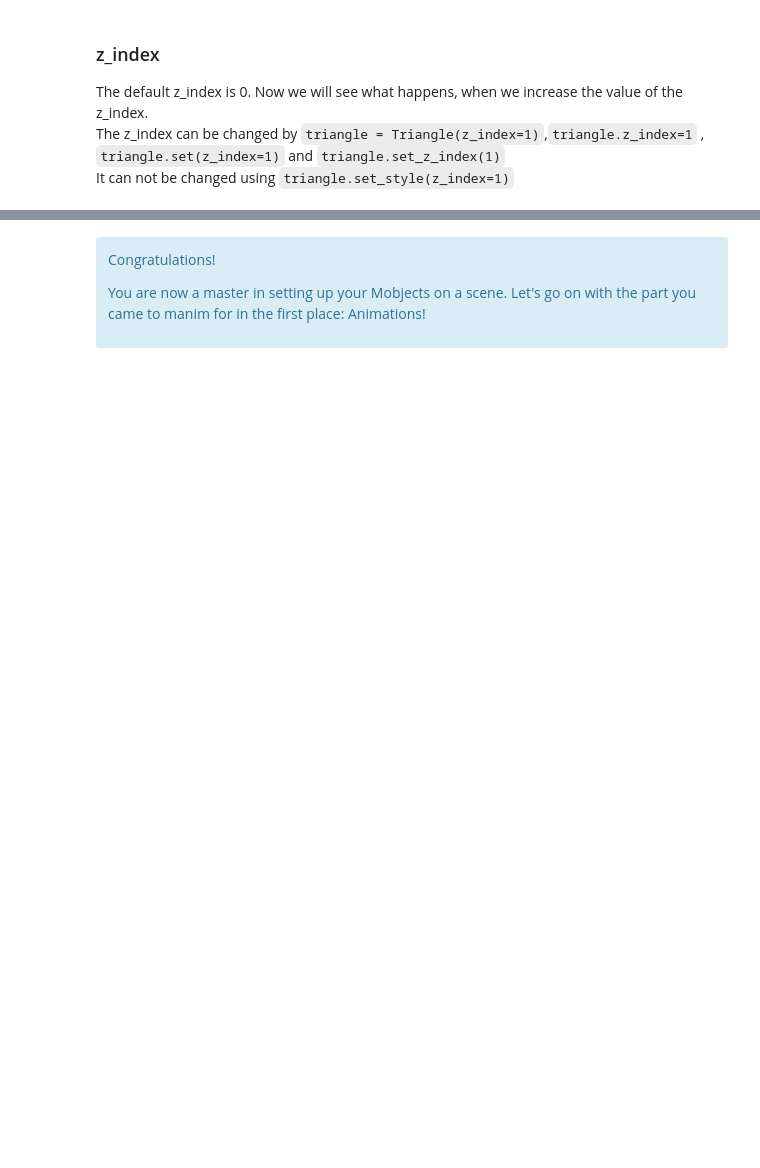
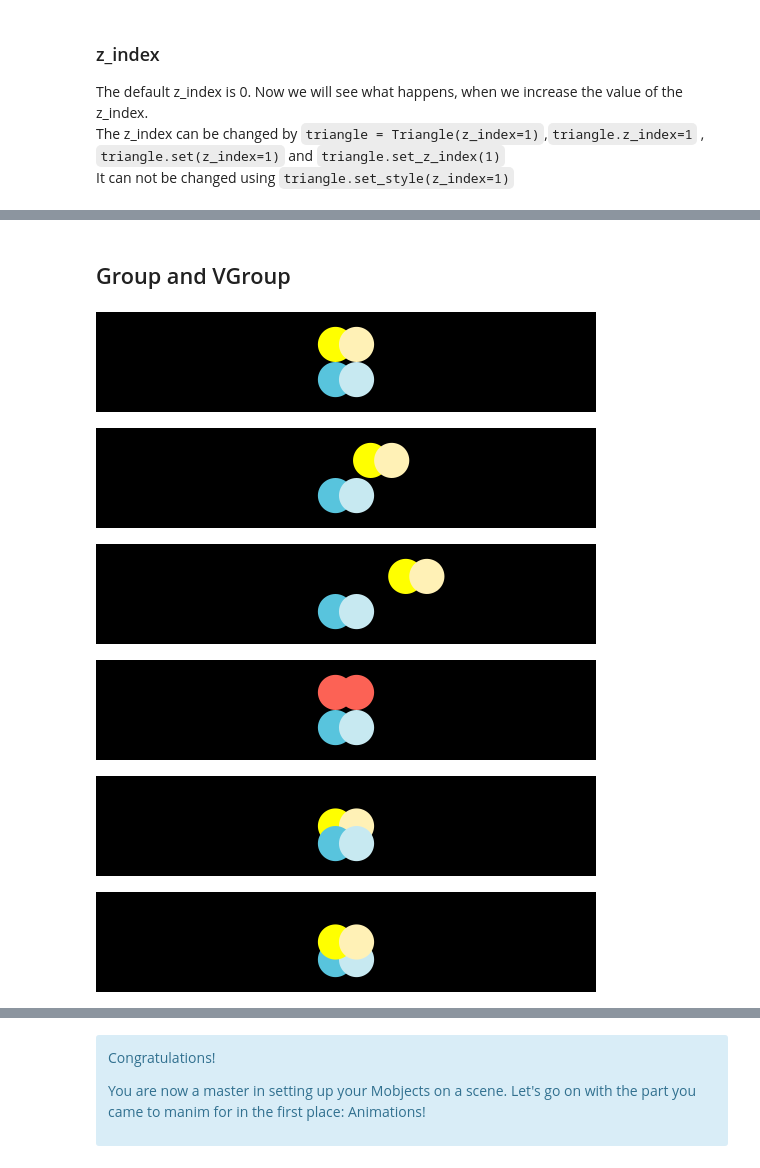
Before and after one commit to kolibril13/flyingframes, a Jupyter notebook: docs/source/ch2.ipynb, the cells around one changed output, grey strips where cells are left out. Drawn from its saved outputs; the diff is of its cells as text; code cells hidden in the pictures; blank space fills up the shorter version.

```diff
--- a/docs/source/ch2.ipynb
+++ b/docs/source/ch2.ipynb
@@ -554,0 +701,64 @@ class Example(Scene):
+# %% [markdown]
+## Group and VGroup
+# %%
+def create_dots():
+    blue1_ref= Dot(color= BLUE,       point=[-.3,-.5,0], radius=0.5)
+    blue2_ref= Dot(color= BLUE_A,     point=[ .3,-.5,0], radius=0.5)
+    yellow1_ref= Dot(color= YELLOW,   point=[-.3, .5,0], radius=0.5)
+    yellow2_ref= Dot(color= YELLOW_A, point=[ .3, .5,0], radius=0.5)
+    return blue1_ref, blue2_ref,yellow1_ref,yellow2_ref
+# %%
+%%manim $params
+blue1,blue2, yellow1,yellow2 = create_dots()
+class Example(Scene):
+    def construct(self):
+        self.add(blue1,blue2, yellow1,yellow2)
+# %% [output]
+[figure, added]
+# %%
+%%manim $params
+blue1,blue2, yellow1,yellow2 = create_dots()
+class Example(Scene):
+    def construct(self):
+        Group(yellow1,yellow2).shift(RIGHT)
+        self.add(blue1,blue2, yellow1,yellow2)
+# %% [output]
+[figure, added]
+# %%
+%%manim $params
+blue1,blue2, yellow1,yellow2 = create_dots()
+class Example(Scene):
+    def construct(self):
+        g1=Group(yellow1,yellow2).shift(2*RIGHT)
+        self.add(blue1,blue2, g1)
+# %% [output]
+[figure, added]
+# %%
+%%manim $params
+blue1,blue2, yellow1,yellow2 = create_dots()
+class Example(Scene):
+    def construct(self):
+        g1=Group(yellow1,yellow2).set_color(RED)
+        self.add(blue1,blue2, g1)
+# %% [output]
+[figure, added]
+# %%
+%%manim $params
+blue1,blue2, yellow1,yellow2 = create_dots()
+class Example(Scene):
+    def construct(self):
+        g1=Group(yellow1,yellow2).shift(0.5*DOWN)
+        g2=Group(blue1,blue2)
+        self.add(g1, g2)
+# %% [output]
+[figure, added]
+# %%
+%%manim $params
+blue1,blue2, yellow1,yellow2 = create_dots()
+class Example(Scene):
+    def construct(self):
+        g1=Group(yellow1,yellow2).shift(0.5*DOWN)
+        g2=Group(blue1,blue2)
+        self.add(g2,g1)
+# %% [output]
+[figure, added]
```
Also changed, not shown: parts of 68 cells of this notebook, 1 other file.
